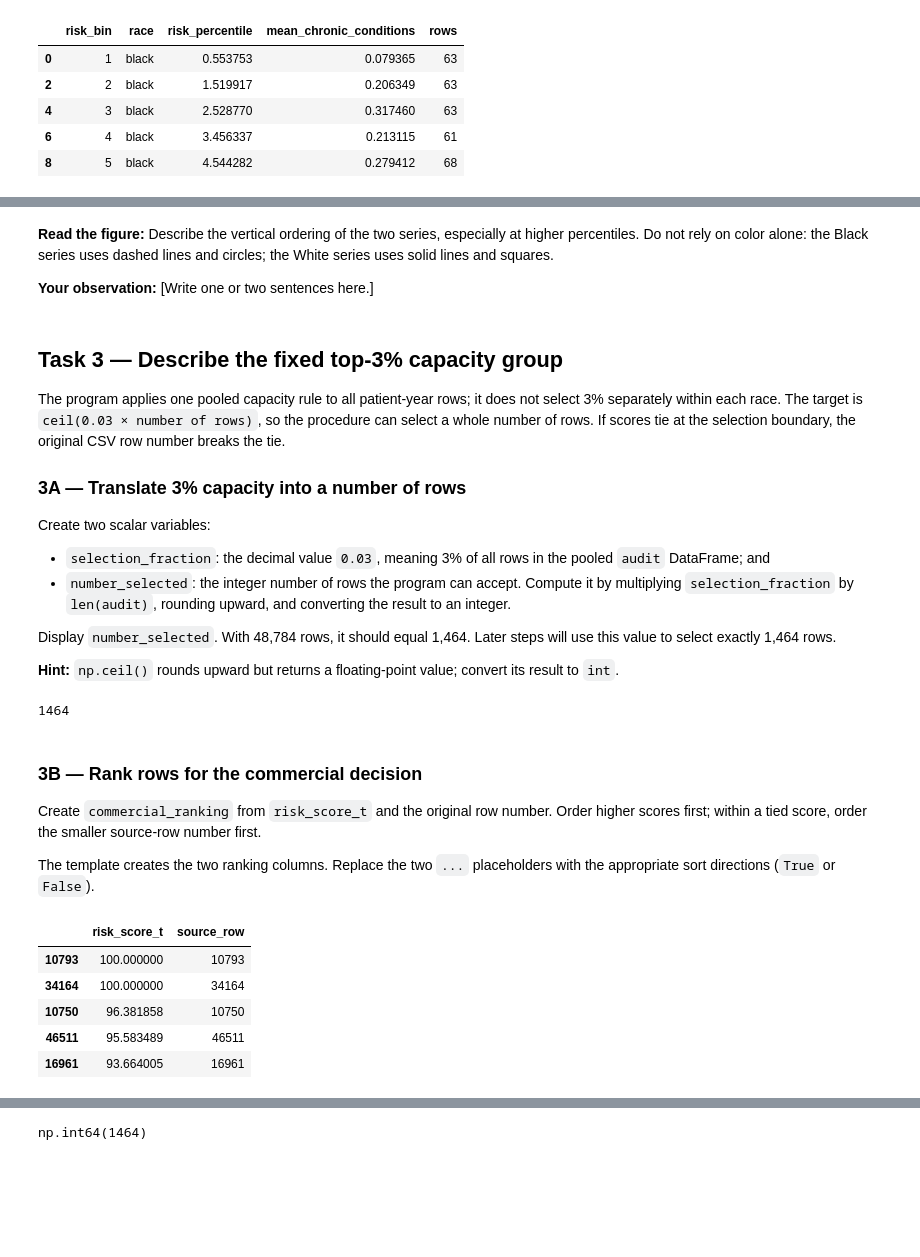
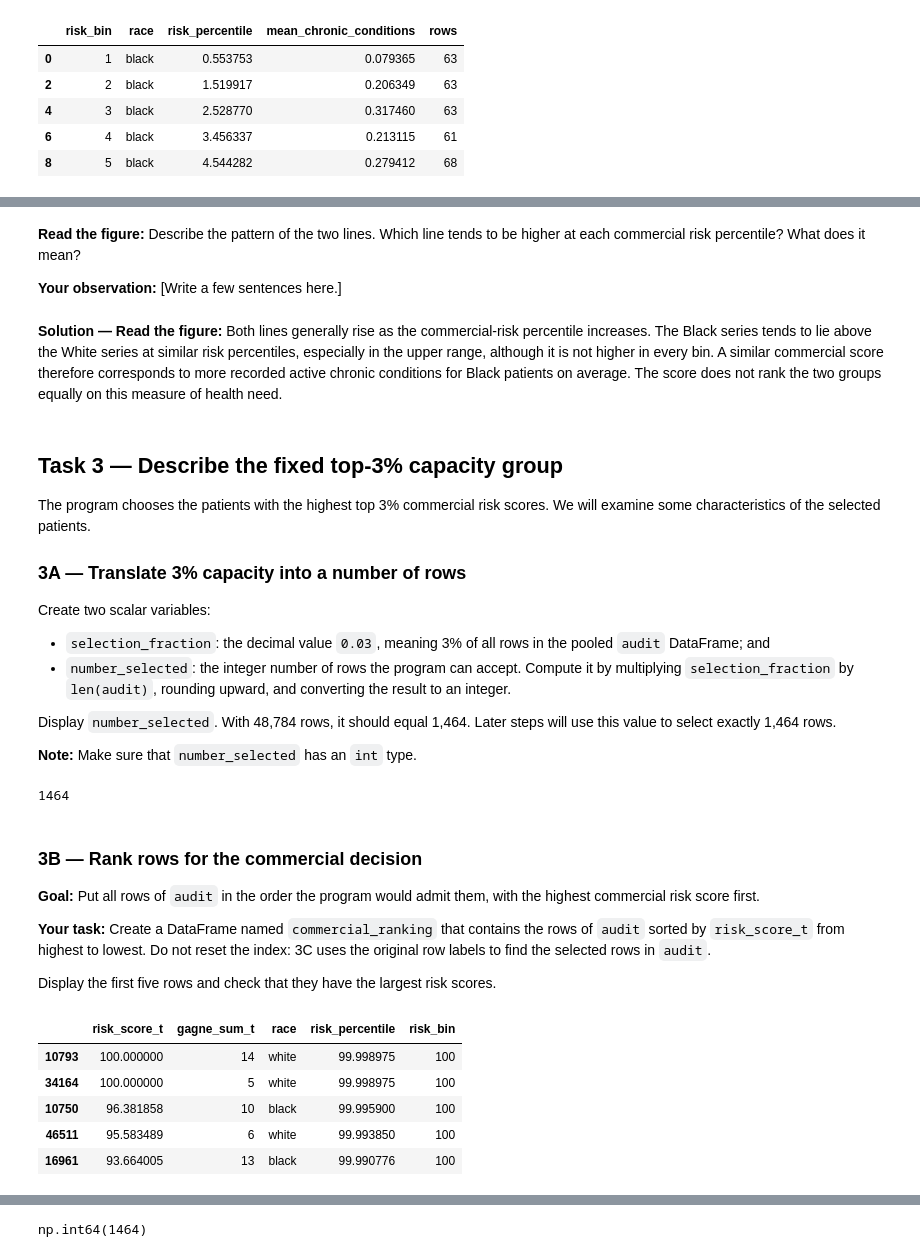
Before and after one commit to okuchap/GB656_2026_public, a Jupyter notebook: module_7/07-03-audit-illness-solution.ipynb, the cells around one changed output, grey strips where cells are left out. Cells and saved outputs as stored; diff of their text form; code cells hidden in the pictures; blank space fills up the shorter version.

```diff
--- a/module_7/07-03-audit-illness-solution.ipynb
+++ b/module_7/07-03-audit-illness-solution.ipynb
@@ -261,17 +289,14 @@ plt.show()
 # %% [markdown]
-**Read the figure:** Describe the vertical ordering of the two series,
-especially at higher percentiles. Do not rely on color alone: the Black series
-uses dashed lines and circles; the White series uses solid lines and squares.
+**Read the figure:**
+Describe the pattern of the two lines. Which line tends to be higher at each commercial risk percentile? What does it mean?
 
-**Your observation:** [Write one or two sentences here.]
+**Your observation:** [Write a few sentences here.]
+# %% [markdown]
+**Solution — Read the figure:** Both lines generally rise as the commercial-risk percentile increases. The Black series tends to lie above the White series at similar risk percentiles, especially in the upper range, although it is not higher in every bin. A similar commercial score therefore corresponds to more recorded active chronic conditions for Black patients on average. The score does not rank the two groups equally on this measure of health need.
 # %% [markdown]
 ## Task 3 — Describe the fixed top-3% capacity group
 
-The program applies one pooled capacity rule to all patient-year rows; it does
-not select 3% separately within each race. The target is
-`ceil(0.03 × number of rows)`, so the procedure can select a whole number of
-rows. If scores tie at the selection boundary, the original CSV row number
-breaks the tie.
+The program chooses the patients with the highest top 3% commercial risk scores. We will examine some characteristics of the selected patients.
 
 ### 3A — Translate 3% capacity into a number of rows
 
@@ -286,8 +311,7 @@ Create two scalar variables:
 Display `number_selected`. With 48,784 rows, it should equal 1,464. Later steps
 will use this value to select exactly 1,464 rows.
 
-**Hint:** `np.ceil()` rounds upward but returns a floating-point value; convert
-its result to `int`.
+**Note:** Make sure that `number_selected` has an `int` type.
 # %%
 selection_fraction = 0.03
 number_selected = int(
@@ -299,27 +323,27 @@ number_selected
 # %% [markdown]
 ### 3B — Rank rows for the commercial decision
 
-Create `commercial_ranking` from `risk_score_t` and the original row number.
-Order higher scores first; within a tied score, order the smaller source-row
-number first.
+**Goal:** Put all rows of `audit` in the order the program would admit them,
+with the highest commercial risk score first.
 
-The template creates the two ranking columns. Replace the two `...` placeholders
-with the appropriate sort directions (`True` or `False`).
+**Your task:** Create a DataFrame named `commercial_ranking` that contains the
+rows of `audit` sorted by `risk_score_t` from highest to lowest. Do not reset
+the index: 3C uses the original row labels to find the selected rows in
+`audit`.
+
+Display the first five rows and check that they have the largest risk scores.
 # %%
-commercial_ranking = audit[["risk_score_t"]].copy()
-commercial_ranking["source_row"] = commercial_ranking.index
-commercial_ranking = commercial_ranking.sort_values(
-    ["risk_score_t", "source_row"],
-    ascending=[False, True],
+commercial_ranking = audit.sort_values(
+    "risk_score_t", ascending=False, kind="stable"
 )
 commercial_ranking.head()
 # %% [output]
-|  | risk_score_t | source_row |
-| 10793 | 100.000000 | 10793 |
-| 34164 | 100.000000 | 34164 |
-| 10750 | 96.381858 | 10750 |
-| 46511 | 95.583489 | 46511 |
-| 16961 | 93.664005 | 16961 |
+|  | risk_score_t | gagne_sum_t | race | risk_percentile | risk_bin |
+| 10793 | 100.000000 | 14 | white | 99.998975 | 100 |
+| 34164 | 100.000000 | 5 | white | 99.998975 | 100 |
+| 10750 | 96.381858 | 10 | black | 99.995900 | 100 |
+| 46511 | 95.583489 | 6 | white | 99.993850 | 100 |
+| 16961 | 93.664005 | 13 | black | 99.990776 | 100 |
 # %% [markdown]
 ### 3C — Mark exactly the selected rows
 
```
Also changed, not shown: parts of 22 cells of this notebook, 9 other files.
